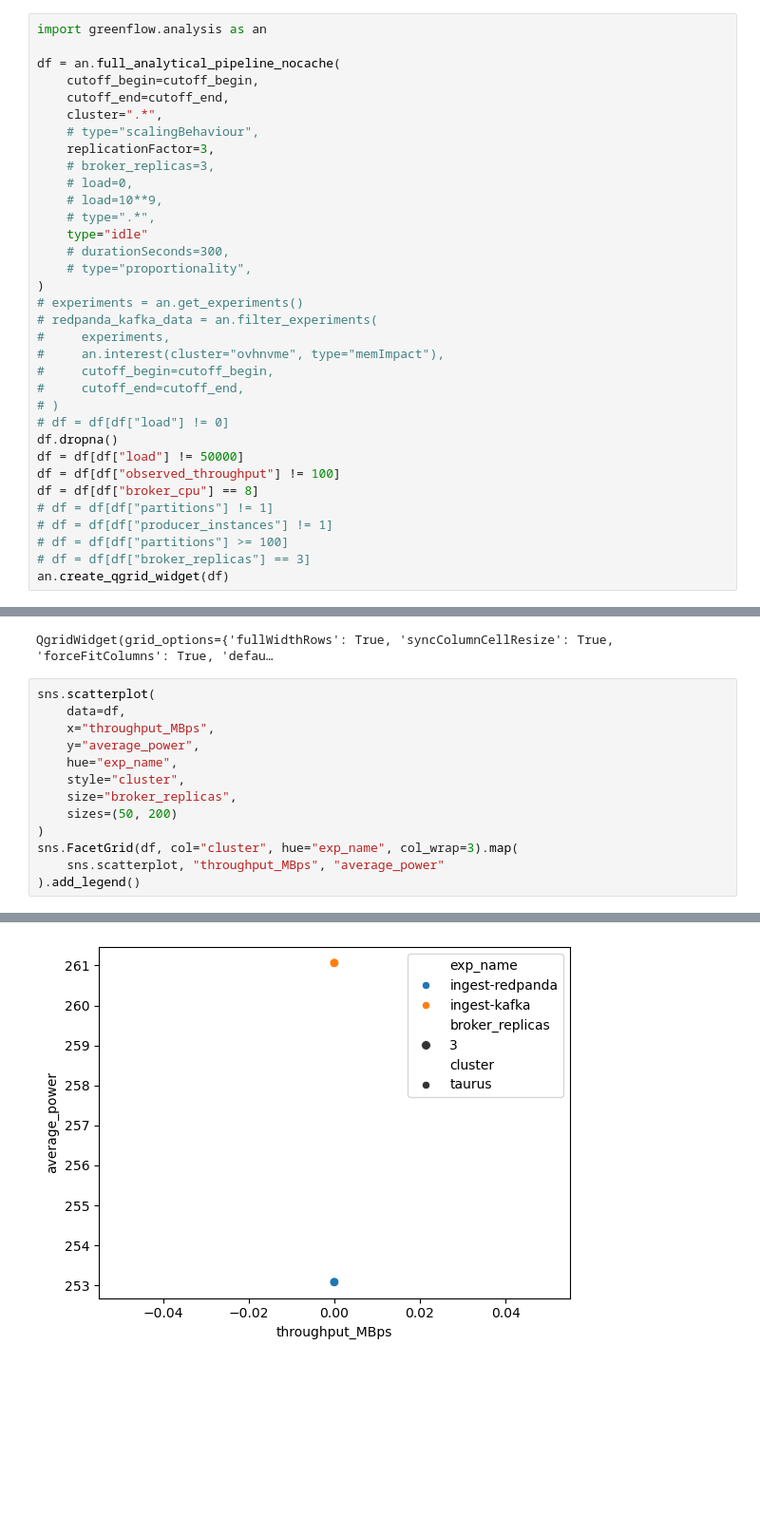
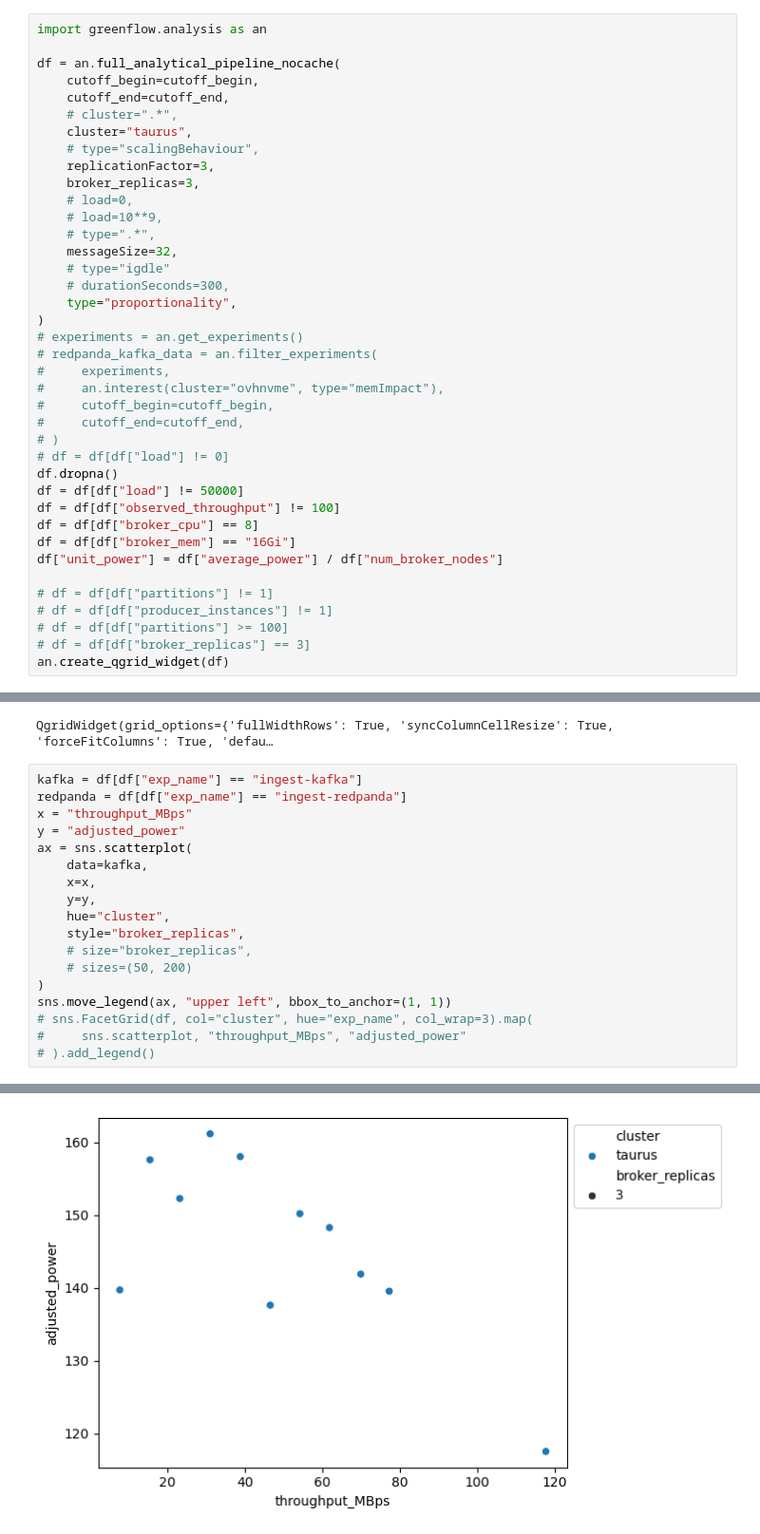
Before and after one commit to stream-energy/greenflow, a Jupyter notebook: plots/analysis.ipynb, the cells around one changed output, grey strips where cells are left out. Shown at 95% size. Drawn from its saved outputs; the diff is of its cells as text; blank space fills up the shorter version.

```diff
--- a/plots/analysis.ipynb
+++ b/plots/analysis.ipynb
@@ -44,16 +39,18 @@ import greenflow.analysis as an
 df = an.full_analytical_pipeline_nocache(
     cutoff_begin=cutoff_begin,
     cutoff_end=cutoff_end,
-    cluster=".*",
+    # cluster=".*",
+    cluster="taurus",
     # type="scalingBehaviour",
     replicationFactor=3,
-    # broker_replicas=3,
+    broker_replicas=3,
     # load=0,
     # load=10**9,
     # type=".*",
-    type="idle"
+    messageSize=32,
+    # type="igdle"
     # durationSeconds=300,
-    # type="proportionality",
+    type="proportionality",
 )
 # experiments = an.get_experiments()
 # redpanda_kafka_data = an.filter_experiments(
@@ -67,6 +64,9 @@ df.dropna()
 df = df[df["load"] != 50000]
 df = df[df["observed_throughput"] != 100]
 df = df[df["broker_cpu"] == 8]
+df = df[df["broker_mem"] == "16Gi"]
+df["unit_power"] = df["average_power"] / df["num_broker_nodes"]
+
 # df = df[df["partitions"] != 1]
 # df = df[df["producer_instances"] != 1]
 # df = df[df["partitions"] >= 100]
@@ -80,16 +80,21 @@ Running calculation: calculate_throughput_per_watt
 Running calculation: calculate_energy_cost
 QgridWidget(grid_options={'fullWidthRows': True, 'syncColumnCellResize': True, 'forceFitColumns': True, 'defau…
 # %%
-sns.scatterplot(
-    data=df,
-    x="throughput_MBps",
-    y="average_power",
-    hue="exp_name",
-    style="cluster",
-    size="broker_replicas",
-    sizes=(50, 200)
+kafka = df[df["exp_name"] == "ingest-kafka"]
+redpanda = df[df["exp_name"] == "ingest-redpanda"]
+x = "throughput_MBps"
+y = "adjusted_power"
+ax = sns.scatterplot(
+    data=kafka,
+    x=x,
+    y=y,
+    hue="cluster",
+    style="broker_replicas",
+    # size="broker_replicas",
+    # sizes=(50, 200)
 )
-sns.FacetGrid(df, col="cluster", hue="exp_name", col_wrap=3).map(
-    sns.scatterplot, "throughput_MBps", "average_power"
-).add_legend()
+sns.move_legend(ax, "upper left", bbox_to_anchor=(1, 1))
+# sns.FacetGrid(df, col="cluster", hue="exp_name", col_wrap=3).map(
+#     sns.scatterplot, "throughput_MBps", "adjusted_power"
+# ).add_legend()
 # %% [output]
@@ -97 +101 @@ sns.FacetGrid(df, col="cluster", hue="exp_name", col_wrap=3).map(
-[figure, old version]
+[figure, new version]
```
Also changed, not shown: parts of 10 cells of this notebook, 3 other files.
